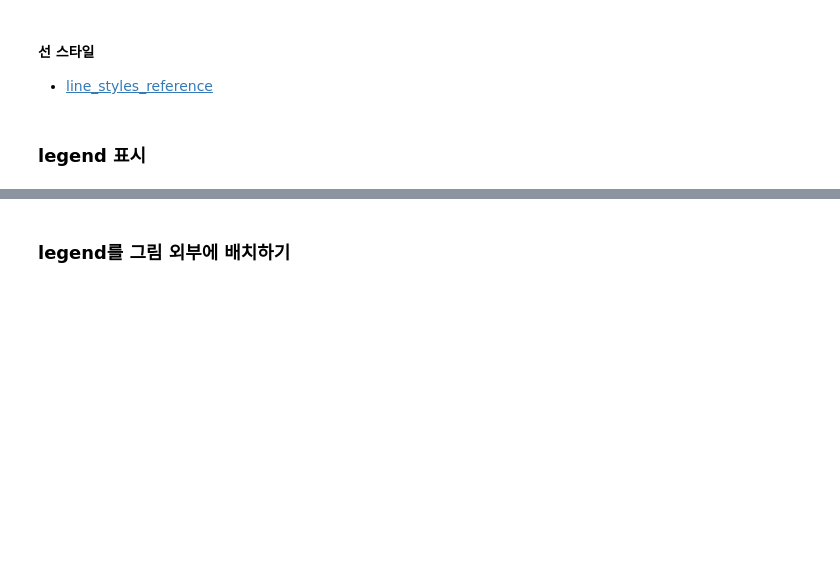
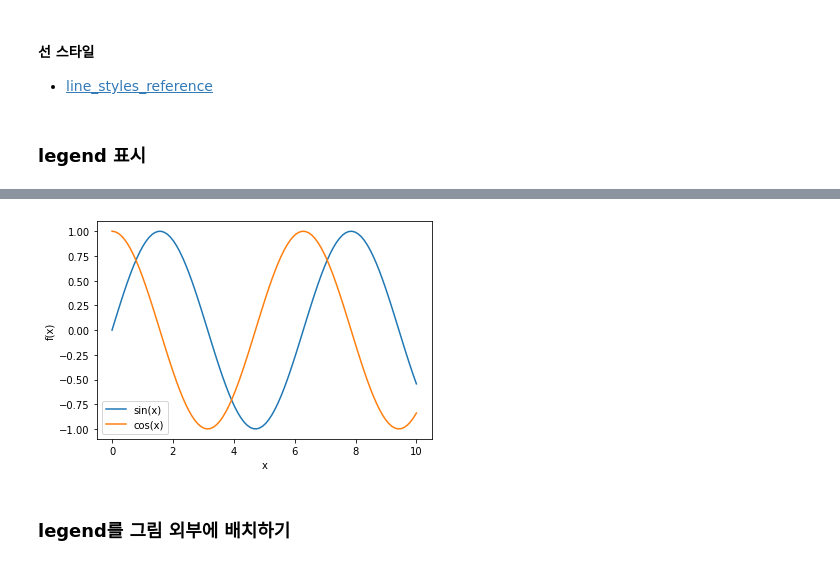
Before and after one commit to pdm03/pdm03, a Jupyter notebook: py-graphics/matplotlib_2_style_subplots.ipynb, the cells around one changed output, grey strips where cells are left out. Saved outputs shown, nothing was run; the diff lists cells and outputs as text; code cells hidden in the pictures; blank space fills up the shorter version.

```diff
--- a/py-graphics/matplotlib_2_style_subplots.ipynb
+++ b/py-graphics/matplotlib_2_style_subplots.ipynb
@@ -27,14 +53,16 @@ t = plt.plot(s, linestyle='--', linewidth=4) #  test using -, --, -., :
 # %%
 x = np.linspace(0, 10, 100)
 
 plt.plot(x, np.sin(x), label=('sin(x)'))
 plt.plot(x, np.cos(x), label=('cos(x)'))
 
 plt.ylabel('f(x)')
 plt.xlabel('x')
 
-plt.legend(loc='center')  # 'best', 'center', 'lower left'
+plt.legend(loc='best')  # 'best', 'center', 'lower left'
 plt.show()
+# %% [output]
+[figure, added]
 # %% [markdown]
 ### legend를 그림 외부에 배치하기
 # %%
```
Also changed, not shown: parts of 6 cells of this notebook.
